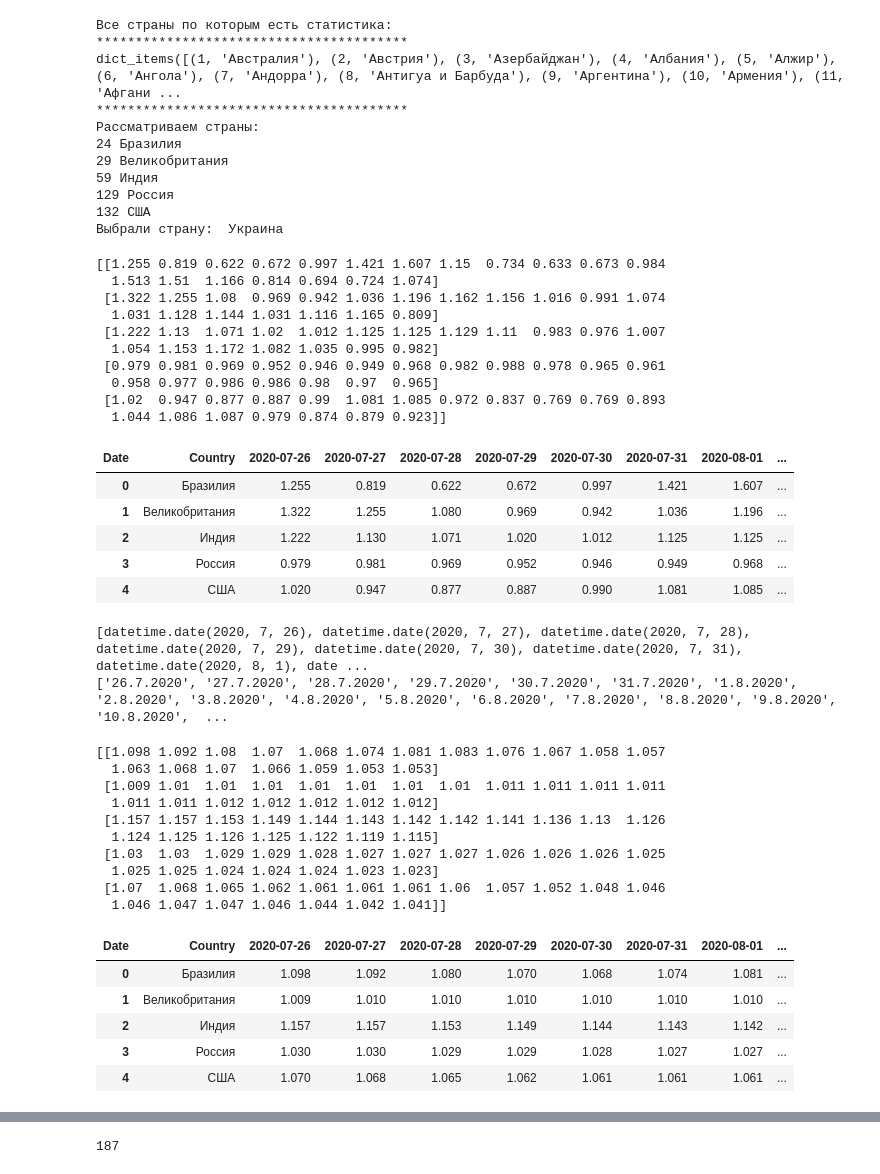
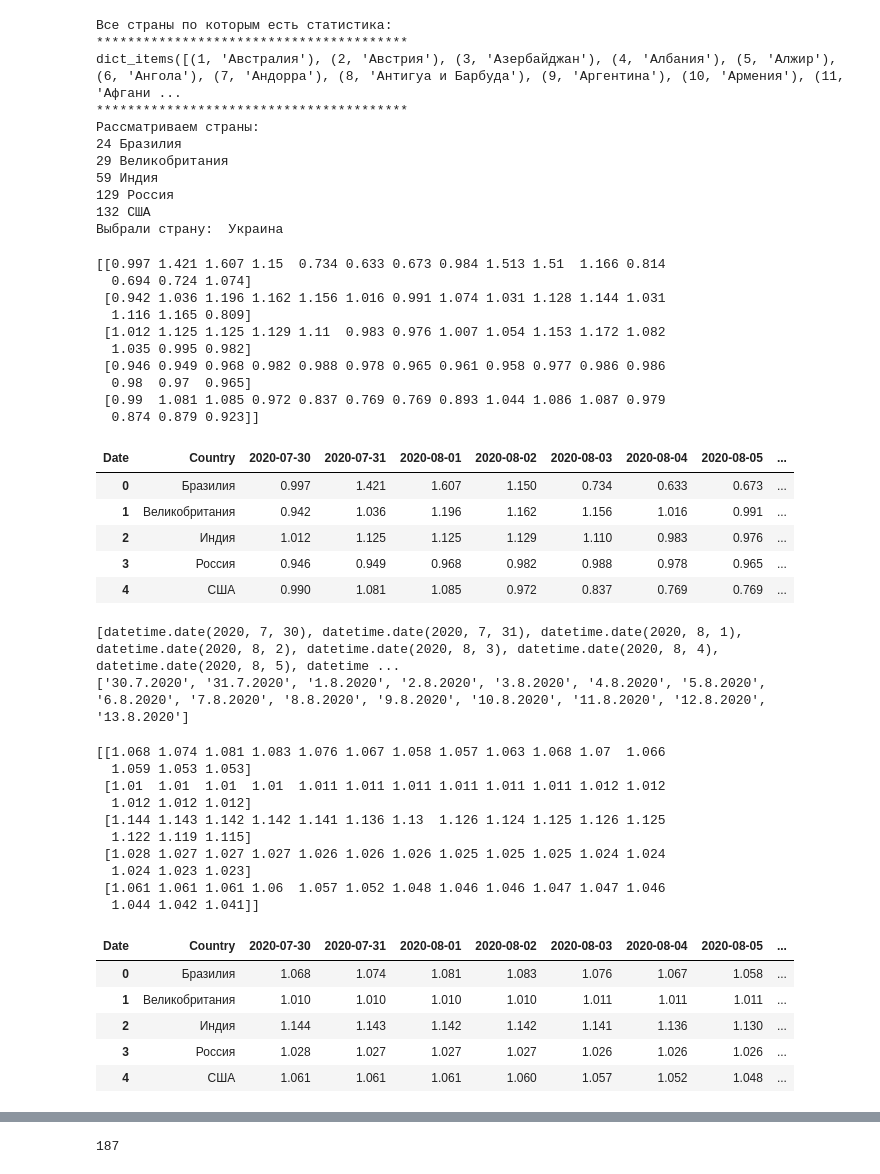
Before and after one commit to Vityel/Covid-19, a Jupyter notebook: covid_yandex_world-x.ipynb, the cells around one changed output, grey strips where cells are left out. Cells and saved outputs as stored; diff of their text form; code cells hidden in the pictures.

```diff
--- a/covid_yandex_world-x.ipynb
+++ b/covid_yandex_world-x.ipynb
@@ -445,40 +445,43 @@ fig.update_layout(
 
 fig.show()
 # %%
-mask = (X.Date>=datetime.date(2020,7,30))&(X.Country.isin(country_towatch))
+delta = datetime.timedelta(14)
+past14=myday-delta
+
+mask = (X.Date>=past14)&(X.Country.isin(country_towatch))
 
 def my_round(k):
     return round(k,3)
 
 # #mask = (X.Date>='2020-06-04')
 
 Z = X[mask].groupby(['Country','Date']).Rt.sum().apply(my_round).unstack().reset_index()
 Z.dropna(inplace=True)
 d = Z.drop('Country',axis = 1).values
 
 # my_map= {'Москва':'2.Москва','Московская обл.':'3.Московская обл.','Нижегородская обл.':'5.Нижегородская обл.',
 #                     'Россия':'1.Россия', 'Санкт-Петербург':'4.Санкт-Петербург'}
 # Z.Region = Z.Region.map(my_map)
 
 print(d)
 Z.head()
 # %% [output]
-[[1.255 0.819 0.622 0.672 0.997 1.421 1.607 1.15  0.734 0.633 0.673 0.984
-  1.513 1.51  1.166 0.814 0.694 0.724 1.074]
- [1.322 1.255 1.08  0.969 0.942 1.036 1.196 1.162 1.156 1.016 0.991 1.074
-  1.031 1.128 1.144 1.031 1.116 1.165 0.809]
- [1.222 1.13  1.071 1.02  1.012 1.125 1.125 1.129 1.11  0.983 0.976 1.007
-  1.054 1.153 1.172 1.082 1.035 0.995 0.982]
- [0.979 0.981 0.969 0.952 0.946 0.949 0.968 0.982 0.988 0.978 0.965 0.961
-  0.958 0.977 0.986 0.986 0.98  0.97  0.965]
- [1.02  0.947 0.877 0.887 0.99  1.081 1.085 0.972 0.837 0.769 0.769 0.893
-  1.044 1.086 1.087 0.979 0.874 0.879 0.923]]
+[[0.997 1.421 1.607 1.15  0.734 0.633 0.673 0.984 1.513 1.51  1.166 0.814
+  0.694 0.724 1.074]
+ [0.942 1.036 1.196 1.162 1.156 1.016 0.991 1.074 1.031 1.128 1.144 1.031
+  1.116 1.165 0.809]
+ [1.012 1.125 1.125 1.129 1.11  0.983 0.976 1.007 1.054 1.153 1.172 1.082
+  1.035 0.995 0.982]
+ [0.946 0.949 0.968 0.982 0.988 0.978 0.965 0.961 0.958 0.977 0.986 0.986
+  0.98  0.97  0.965]
+ [0.99  1.081 1.085 0.972 0.837 0.769 0.769 0.893 1.044 1.086 1.087 0.979
+  0.874 0.879 0.923]]
-| Date | Country | 2020-07-26 | 2020-07-27 | 2020-07-28 | 2020-07-29 | 2020-07-30 | 2020-07-31 | 2020-08-01 | ... |
-| 0 | Бразилия | 1.255 | 0.819 | 0.622 | 0.672 | 0.997 | 1.421 | 1.607 | ... |
-| 1 | Великобритания | 1.322 | 1.255 | 1.080 | 0.969 | 0.942 | 1.036 | 1.196 | ... |
-| 2 | Индия | 1.222 | 1.130 | 1.071 | 1.020 | 1.012 | 1.125 | 1.125 | ... |
-| 3 | Россия | 0.979 | 0.981 | 0.969 | 0.952 | 0.946 | 0.949 | 0.968 | ... |
-| 4 | США | 1.020 | 0.947 | 0.877 | 0.887 | 0.990 | 1.081 | 1.085 | ... |
+| Date | Country | 2020-07-30 | 2020-07-31 | 2020-08-01 | 2020-08-02 | 2020-08-03 | 2020-08-04 | 2020-08-05 | ... |
+| 0 | Бразилия | 0.997 | 1.421 | 1.607 | 1.150 | 0.734 | 0.633 | 0.673 | ... |
+| 1 | Великобритания | 0.942 | 1.036 | 1.196 | 1.162 | 1.156 | 1.016 | 0.991 | ... |
+| 2 | Индия | 1.012 | 1.125 | 1.125 | 1.129 | 1.110 | 0.983 | 0.976 | ... |
+| 3 | Россия | 0.946 | 0.949 | 0.968 | 0.982 | 0.988 | 0.978 | 0.965 | ... |
+| 4 | США | 0.990 | 1.081 | 1.085 | 0.972 | 0.837 | 0.769 | 0.769 | ... |
 # %%
 x1=list(Z.columns[1:])
 x2=[]
@@ -489,8 +492,8 @@ y=list(Z.Country)
 print(list(x1))
 print(x2)
 # %% [output]
-[datetime.date(2020, 7, 26), datetime.date(2020, 7, 27), datetime.date(2020, 7, 28), datetime.date(2020, 7, 29), datetime.date(2020, 7, 30), datetime.date(2020, 7, 31), datetime.date(2020, 8, 1), date ...
-['26.7.2020', '27.7.2020', '28.7.2020', '29.7.2020', '30.7.2020', '31.7.2020', '1.8.2020', '2.8.2020', '3.8.2020', '4.8.2020', '5.8.2020', '6.8.2020', '7.8.2020', '8.8.2020', '9.8.2020', '10.8.2020',  ...
+[datetime.date(2020, 7, 30), datetime.date(2020, 7, 31), datetime.date(2020, 8, 1), datetime.date(2020, 8, 2), datetime.date(2020, 8, 3), datetime.date(2020, 8, 4), datetime.date(2020, 8, 5), datetime ...
+['30.7.2020', '31.7.2020', '1.8.2020', '2.8.2020', '3.8.2020', '4.8.2020', '5.8.2020', '6.8.2020', '7.8.2020', '8.8.2020', '9.8.2020', '10.8.2020', '11.8.2020', '12.8.2020', '13.8.2020']
 # %%
 fig = ff.create_annotated_heatmap(d, x=x2, y=y, annotation_text=d,
                                   colorscale='Temps')
@@ -506,7 +509,7 @@ fig.update_layout(
 
 fig.show()
 # %%
-mask = (X.Date>=datetime.date(2020,7,26))&(X.Country.isin(country_towatch))
+mask = (X.Date>=past14)&(X.Country.isin(country_towatch))
 
 
 # #mask = (X.Date>='2020-06-04')
@@ -522,22 +525,22 @@ d = Z.drop('Country',axis = 1).values
 print(d)
 Z.head()
 # %% [output]
-[[1.098 1.092 1.08  1.07  1.068 1.074 1.081 1.083 1.076 1.067 1.058 1.057
-  1.063 1.068 1.07  1.066 1.059 1.053 1.053]
- [1.009 1.01  1.01  1.01  1.01  1.01  1.01  1.01  1.011 1.011 1.011 1.011
-  1.011 1.011 1.012 1.012 1.012 1.012 1.012]
- [1.157 1.157 1.153 1.149 1.144 1.143 1.142 1.142 1.141 1.136 1.13  1.126
-  1.124 1.125 1.126 1.125 1.122 1.119 1.115]
- [1.03  1.03  1.029 1.029 1.028 1.027 1.027 1.027 1.026 1.026 1.026 1.025
-  1.025 1.025 1.024 1.024 1.024 1.023 1.023]
- [1.07  1.068 1.065 1.062 1.061 1.061 1.061 1.06  1.057 1.052 1.048 1.046
-  1.046 1.047 1.047 1.046 1.044 1.042 1.041]]
+[[1.068 1.074 1.081 1.083 1.076 1.067 1.058 1.057 1.063 1.068 1.07  1.066
+  1.059 1.053 1.053]
+ [1.01  1.01  1.01  1.01  1.011 1.011 1.011 1.011 1.011 1.011 1.012 1.012
+  1.012 1.012 1.012]
+ [1.144 1.143 1.142 1.142 1.141 1.136 1.13  1.126 1.124 1.125 1.126 1.125
+  1.122 1.119 1.115]
+ [1.028 1.027 1.027 1.027 1.026 1.026 1.026 1.025 1.025 1.025 1.024 1.024
+  1.024 1.023 1.023]
+ [1.061 1.061 1.061 1.06  1.057 1.052 1.048 1.046 1.046 1.047 1.047 1.046
+  1.044 1.042 1.041]]
-| Date | Country | 2020-07-26 | 2020-07-27 | 2020-07-28 | 2020-07-29 | 2020-07-30 | 2020-07-31 | 2020-08-01 | ... |
-| 0 | Бразилия | 1.098 | 1.092 | 1.080 | 1.070 | 1.068 | 1.074 | 1.081 | ... |
-| 1 | Великобритания | 1.009 | 1.010 | 1.010 | 1.010 | 1.010 | 1.010 | 1.010 | ... |
-| 2 | Индия | 1.157 | 1.157 | 1.153 | 1.149 | 1.144 | 1.143 | 1.142 | ... |
-| 3 | Россия | 1.030 | 1.030 | 1.029 | 1.029 | 1.028 | 1.027 | 1.027 | ... |
-| 4 | США | 1.070 | 1.068 | 1.065 | 1.062 | 1.061 | 1.061 | 1.061 | ... |
+| Date | Country | 2020-07-30 | 2020-07-31 | 2020-08-01 | 2020-08-02 | 2020-08-03 | 2020-08-04 | 2020-08-05 | ... |
+| 0 | Бразилия | 1.068 | 1.074 | 1.081 | 1.083 | 1.076 | 1.067 | 1.058 | ... |
+| 1 | Великобритания | 1.010 | 1.010 | 1.010 | 1.010 | 1.011 | 1.011 | 1.011 | ... |
+| 2 | Индия | 1.144 | 1.143 | 1.142 | 1.142 | 1.141 | 1.136 | 1.130 | ... |
+| 3 | Россия | 1.028 | 1.027 | 1.027 | 1.027 | 1.026 | 1.026 | 1.026 | ... |
+| 4 | США | 1.061 | 1.061 | 1.061 | 1.060 | 1.057 | 1.052 | 1.048 | ... |
 # %%
 x1=list(Z.columns[1:])
 x2=[]
```
Also changed, not shown: parts of 8 cells of this notebook, 5 other files.
